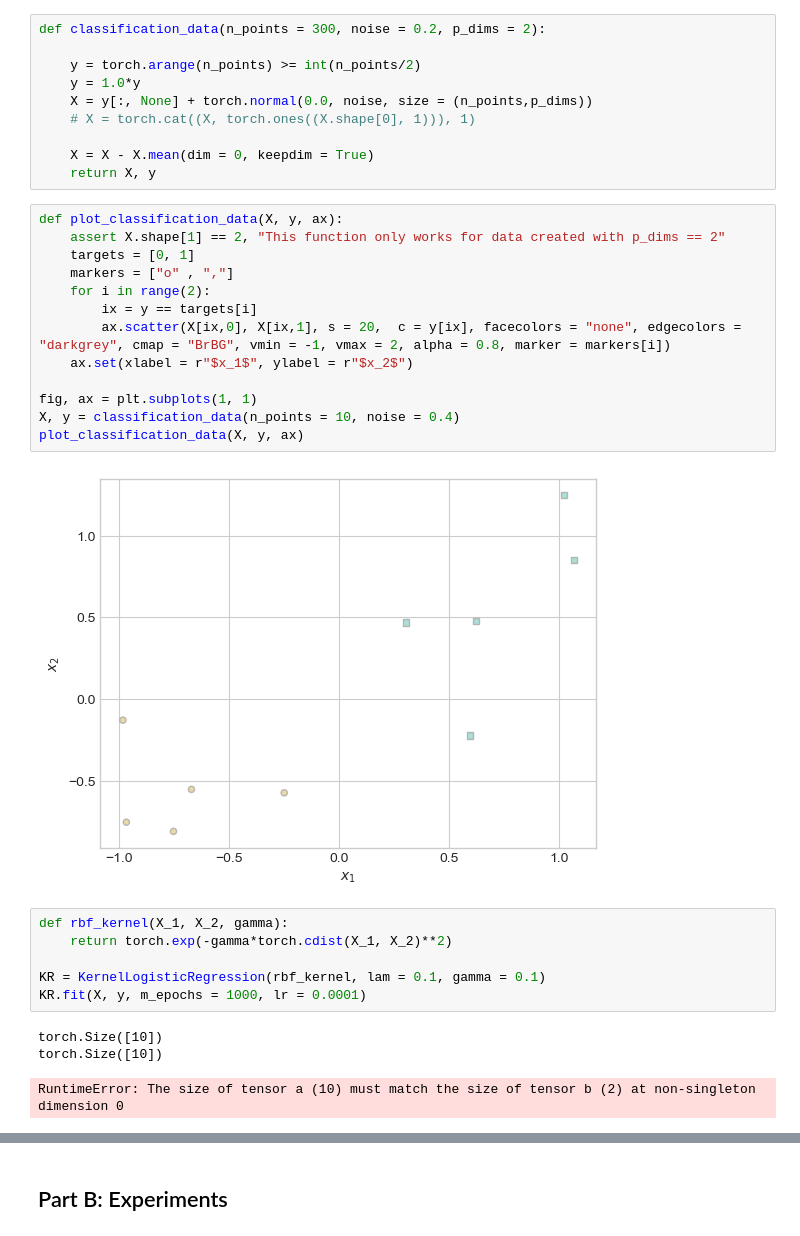
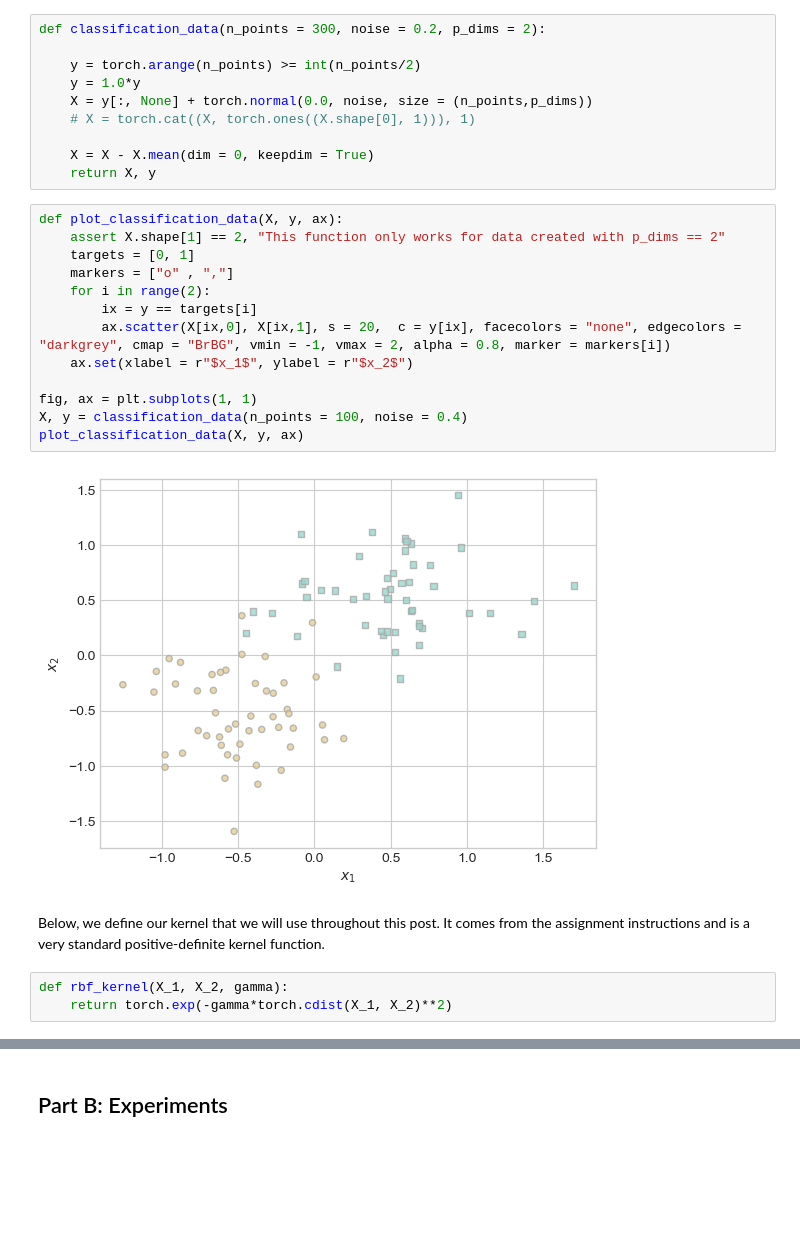
Before and after one commit to jjr2024/github_jjr2024.github.io, a Jupyter notebook: posts/kernel-machines/kernel-machines.ipynb, the cells around one changed output, grey strips where cells are left out. Saved outputs shown, nothing was run; the diff lists cells and outputs as text; blank space fills up the shorter version.

Commit message:
kernel final

```diff
--- a/posts/kernel-machines/kernel-machines.ipynb
+++ b/posts/kernel-machines/kernel-machines.ipynb
@@ -30,25 +39,20 @@ def classification_data(n_points = 300, noise = 0.2, p_dims = 2):
 # %%
 def plot_classification_data(X, y, ax):
     assert X.shape[1] == 2, "This function only works for data created with p_dims == 2"
     targets = [0, 1]
     markers = ["o" , ","]
     for i in range(2):
         ix = y == targets[i]
         ax.scatter(X[ix,0], X[ix,1], s = 20,  c = y[ix], facecolors = "none", edgecolors = "darkgrey", cmap = "BrBG", vmin = -1, vmax = 2, alpha = 0.8, marker = markers[i])
     ax.set(xlabel = r"$x_1$", ylabel = r"$x_2$")
 
 fig, ax = plt.subplots(1, 1)
-X, y = classification_data(n_points = 10, noise = 0.4)
+X, y = classification_data(n_points = 100, noise = 0.4)
 plot_classification_data(X, y, ax)
 # %% [output]
-[figure, old version]
+[figure, new version]
+# %% [markdown]
+Below, we define our kernel that we will use throughout this post. It comes from the assignment instructions and is a very standard positive-definite kernel function.
 # %%
 def rbf_kernel(X_1, X_2, gamma):
     return torch.exp(-gamma*torch.cdist(X_1, X_2)**2)
-
-KR = KernelLogisticRegression(rbf_kernel, lam = 0.1, gamma = 0.1)
-KR.fit(X, y, m_epochs = 1000, lr = 0.0001)
-# %% [output]
-torch.Size([10])
-torch.Size([10])
-RuntimeError: The size of tensor a (10) must match the size of tensor b (2) at non-singleton dimension 0
```
Also changed, not shown: parts of 46 cells of this notebook, 3 other files.
